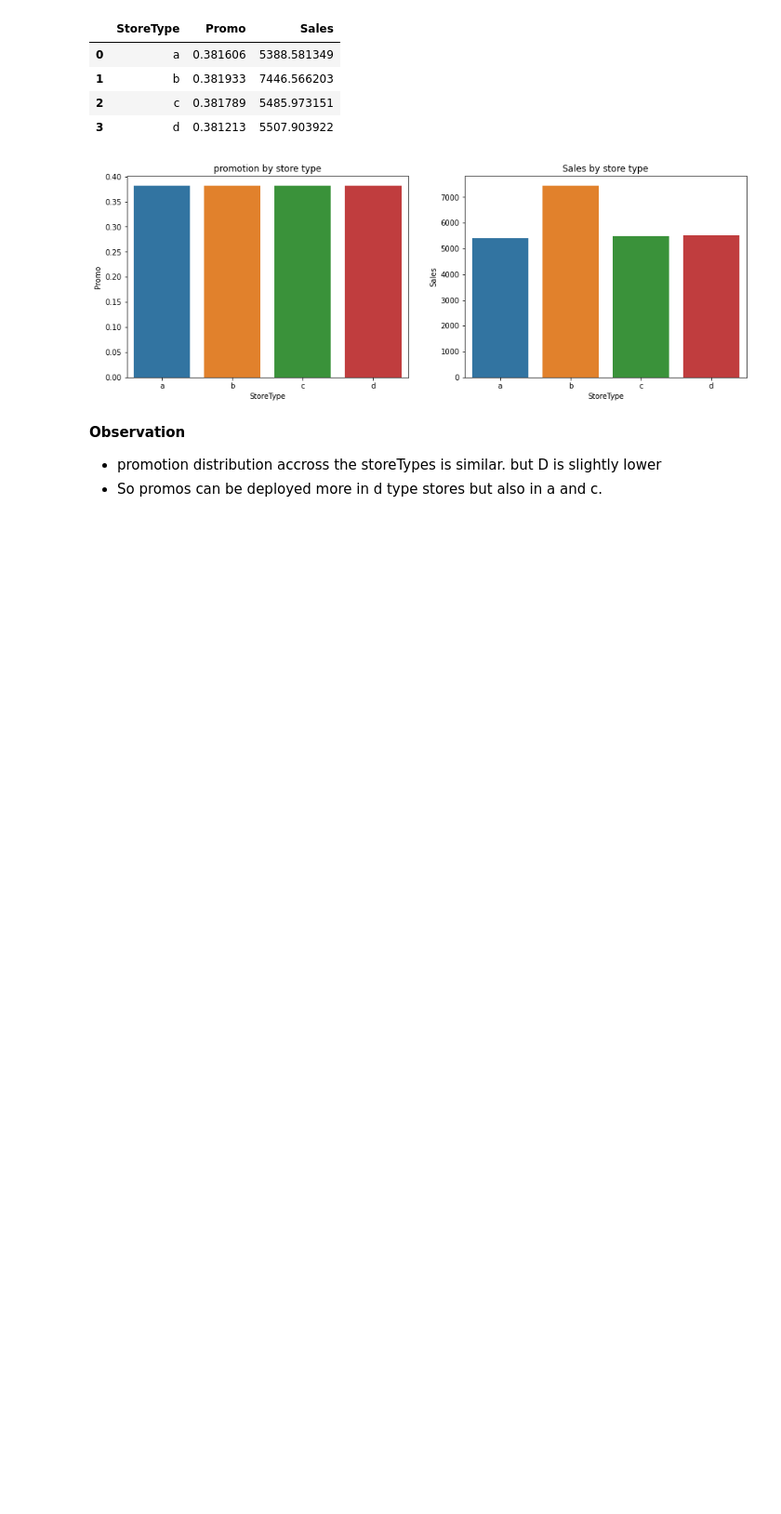
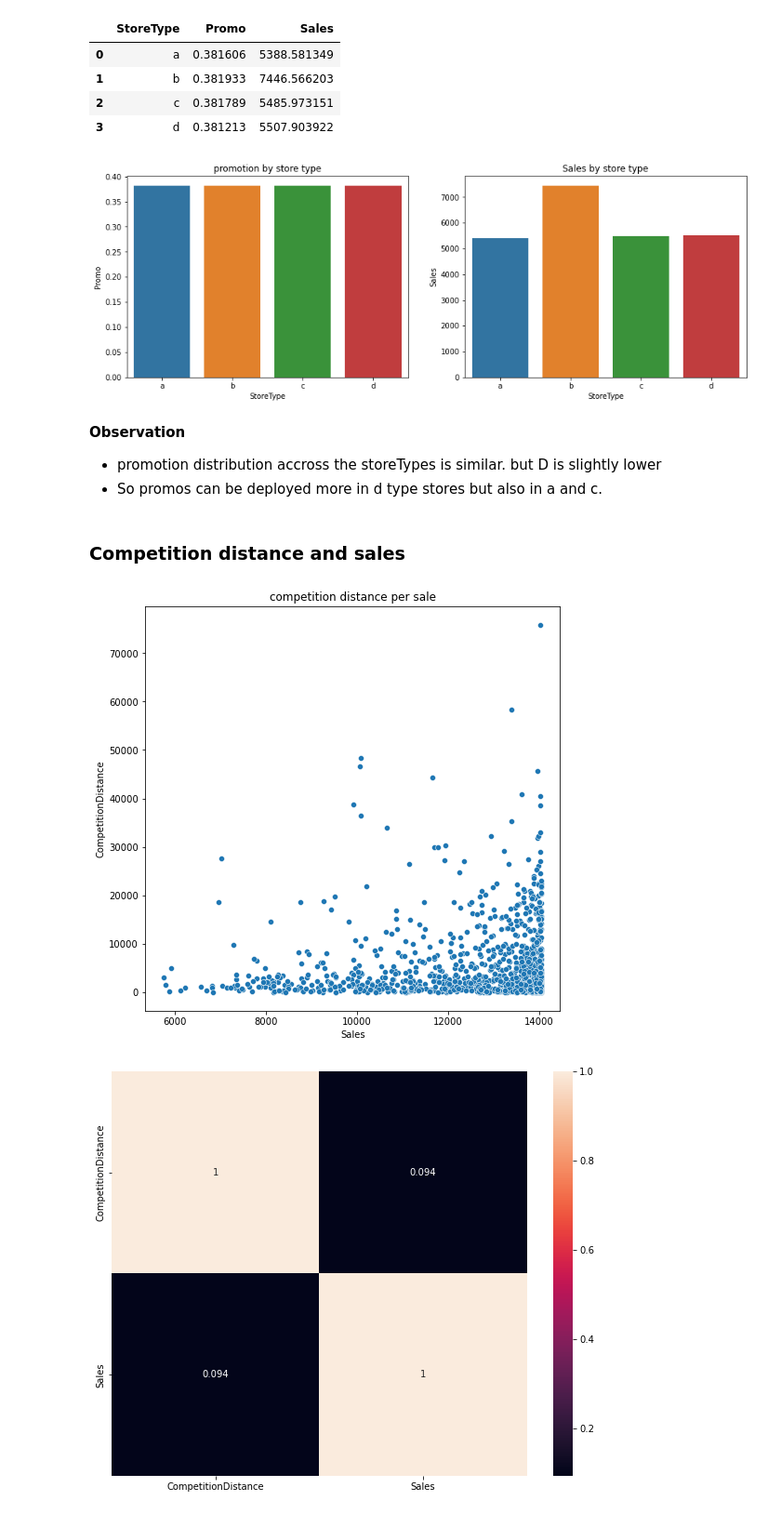
Before and after one commit to benbel376/time-series-data-sales-prediction, a Jupyter notebook: notebooks/data_exploration.ipynb, the cells around one changed output. Shown: that part at 93% size. Cells and saved outputs as stored; diff of their text form; code cells hidden in the pictures; blank space fills up the shorter version.

```diff
--- a/notebooks/data_exploration.ipynb
+++ b/notebooks/data_exploration.ipynb
@@ -206,5 +213,17 @@ plt.show()
 **Observation**
 - promotion distribution accross the storeTypes is similar. but D is slightly lower
 - So promos can be deployed more in d type stores but also in a and c.
-# %% [markdown]
-###
+# %% [markdown]
+### Competition distance and sales
+# %%
+table2 = train.groupby("Store").agg({"CompetitionDistance": 'max', "Sales": 'max'})
+plt.figure(figsize=(8,8))
+sns.scatterplot(x="Sales", y="CompetitionDistance", data=table2).set_title("competition distance per sale")
+plt.show()
+
+plt.figure(figsize=(10,8))
+sns.heatmap(table2.corr(), annot=True)
+plt.show()
+# %% [output]
+[figure, added]
+[figure, added]
```
Also changed, not shown: parts of 3 cells of this notebook.
